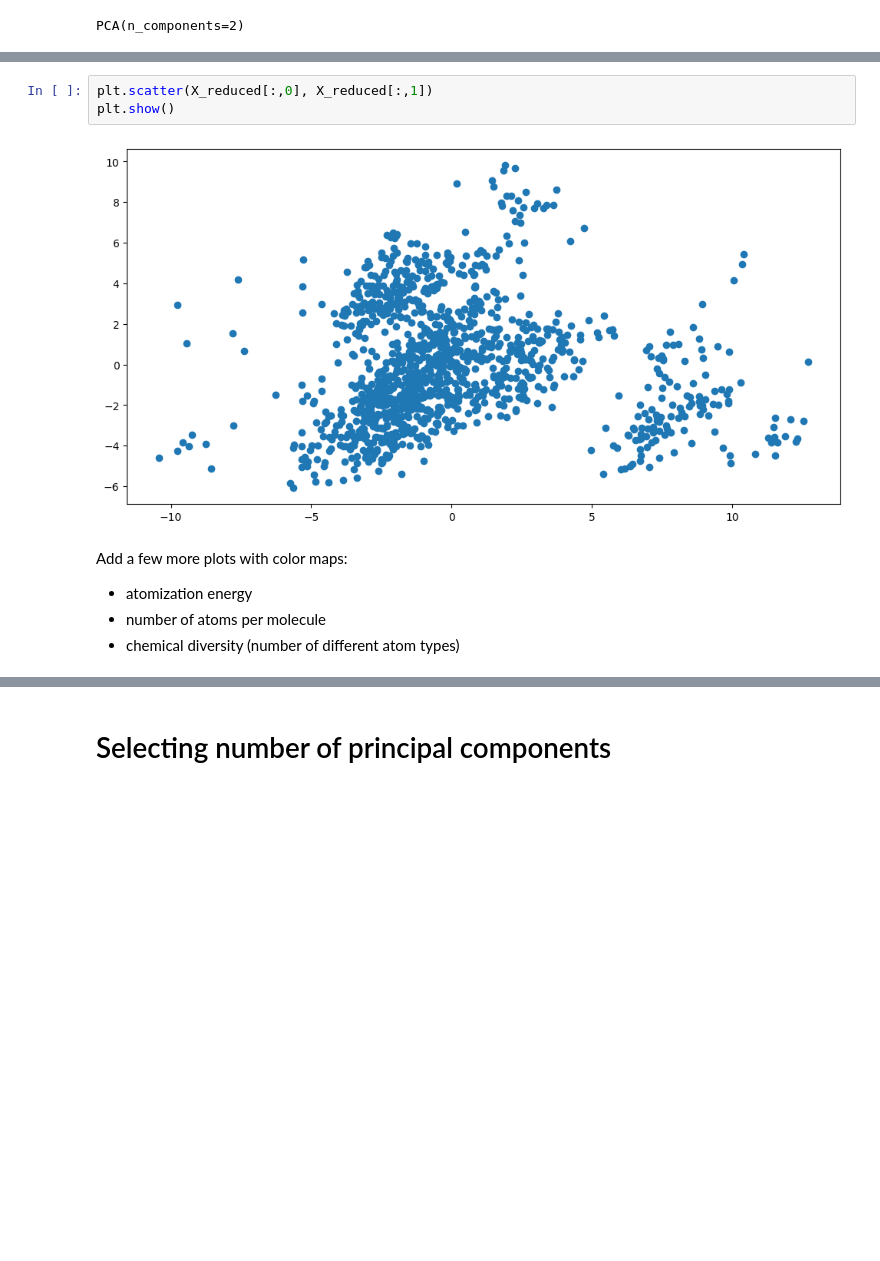
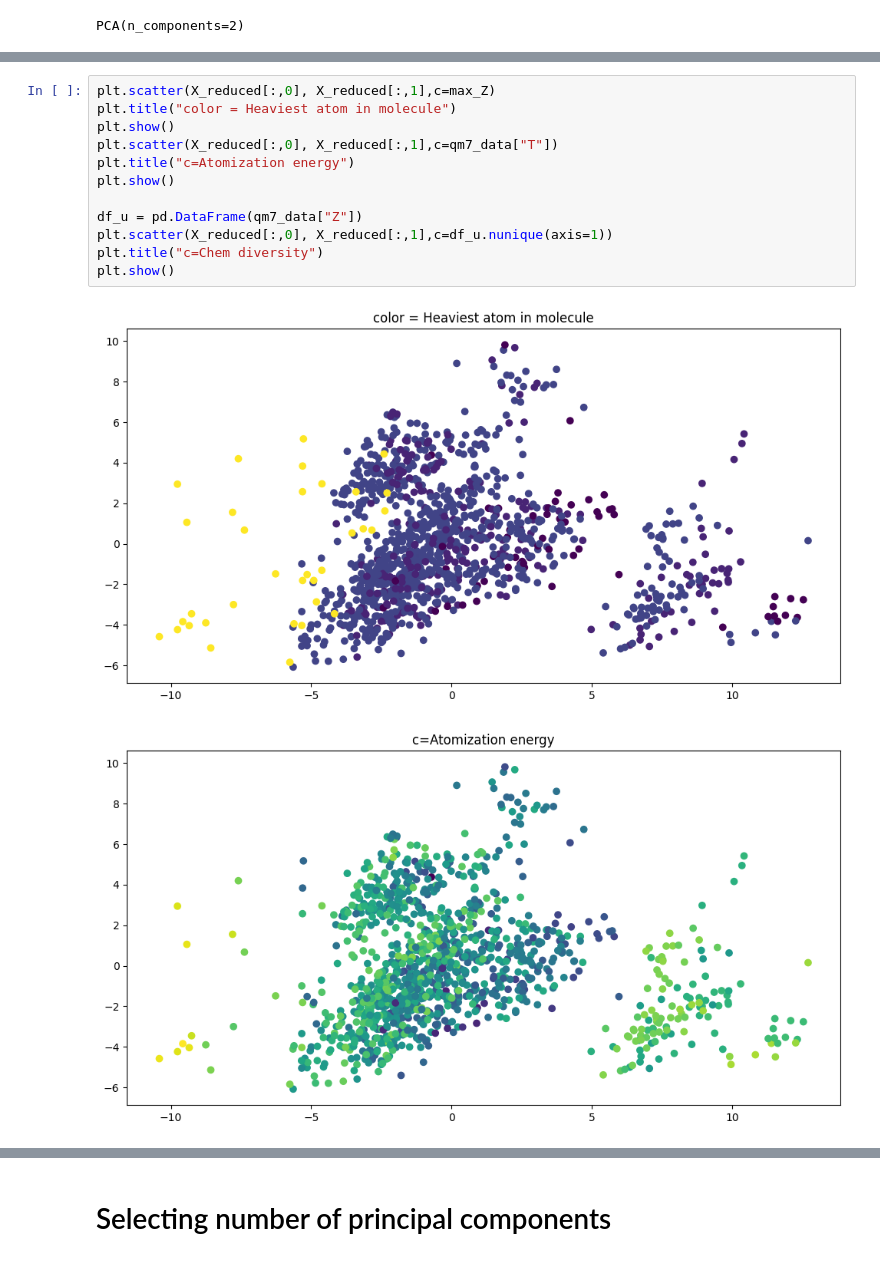
Before and after one commit to rhyan10/unsupervised-learning-molecular-systems, a Jupyter notebook: 2-Dimensionality-Reduction/2-Tutorial.ipynb, the cells around one changed output, grey strips where cells are left out. Saved outputs shown, nothing was run; the diff lists cells and outputs as text; blank space fills up the shorter version.

```diff
--- a/2-Dimensionality-Reduction/2-Tutorial.ipynb
+++ b/2-Dimensionality-Reduction/2-Tutorial.ipynb
@@ -229,12 +250,15 @@ array([[11.536731  , -4.4937553 ],
-# %%
-plt.scatter(X_reduced[:,0], X_reduced[:,1])
-plt.show()
-# %% [output]
-[figure, removed]
-# %% [markdown]
-
-Add a few more plots with color maps:
-
-* atomization energy
-* number of atoms per molecule
-* chemical diversity (number of different atom types)
+# %%
+plt.scatter(X_reduced[:,0], X_reduced[:,1],c=max_Z)
+plt.title("color = Heaviest atom in molecule")
+plt.show()
+plt.scatter(X_reduced[:,0], X_reduced[:,1],c=qm7_data["T"])
+plt.title("c=Atomization energy")
+plt.show()
+
+df_u = pd.DataFrame(qm7_data["Z"])
+plt.scatter(X_reduced[:,0], X_reduced[:,1],c=df_u.nunique(axis=1))
+plt.title("c=Chem diversity")
+plt.show()
+# %% [output]
+[figure, added]
+[figure, added]
```
Also changed, not shown: parts of 40 cells of this notebook, 1 other file.
